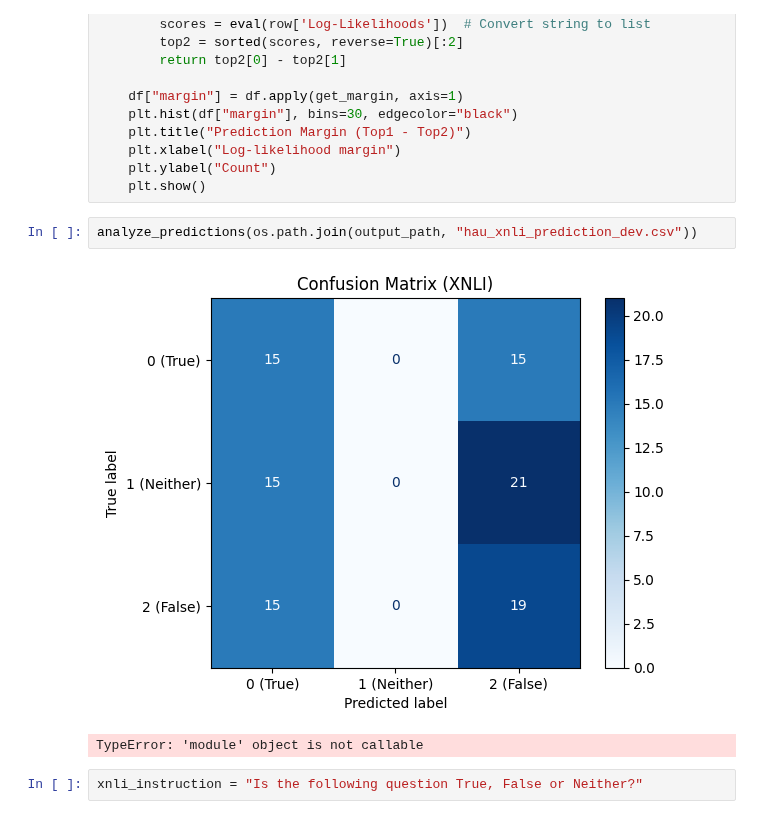
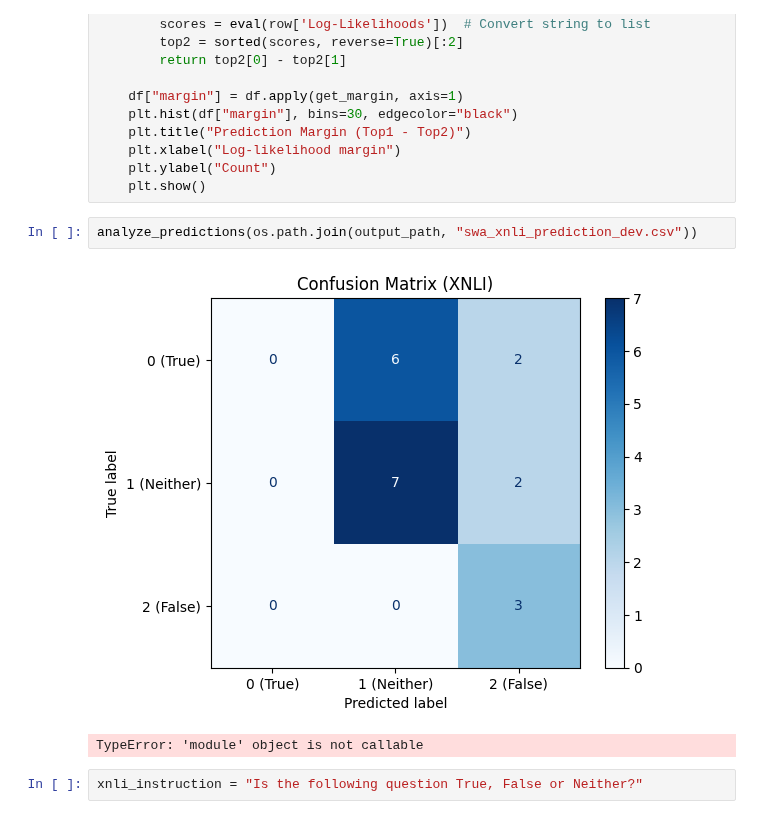
Before and after one commit to melissafasol/InkubaLM-Challenge, a Jupyter notebook: notebooks_ab/evaluation.ipynb, the cells around one changed output. Drawn from its saved outputs; the diff is of its cells as text.

```diff
--- a/notebooks_ab/evaluation.ipynb
+++ b/notebooks_ab/evaluation.ipynb
@@ -1081,9 +1081,9 @@ def analyze_predictions(csv_file_path):
     plt.ylabel("Count")
     plt.show()
 # %%
-analyze_predictions(os.path.join(output_path, "hau_xnli_prediction_dev.csv"))
+analyze_predictions(os.path.join(output_path, "swa_xnli_prediction_dev.csv"))
 # %% [output]
-[figure, old version]
+[figure, new version]
 TypeError: 'module' object is not callable
 # %%
 xnli_instruction = "Is the following question True, False or Neither?"
```
Also changed, not shown: parts of 2 cells of this notebook.
